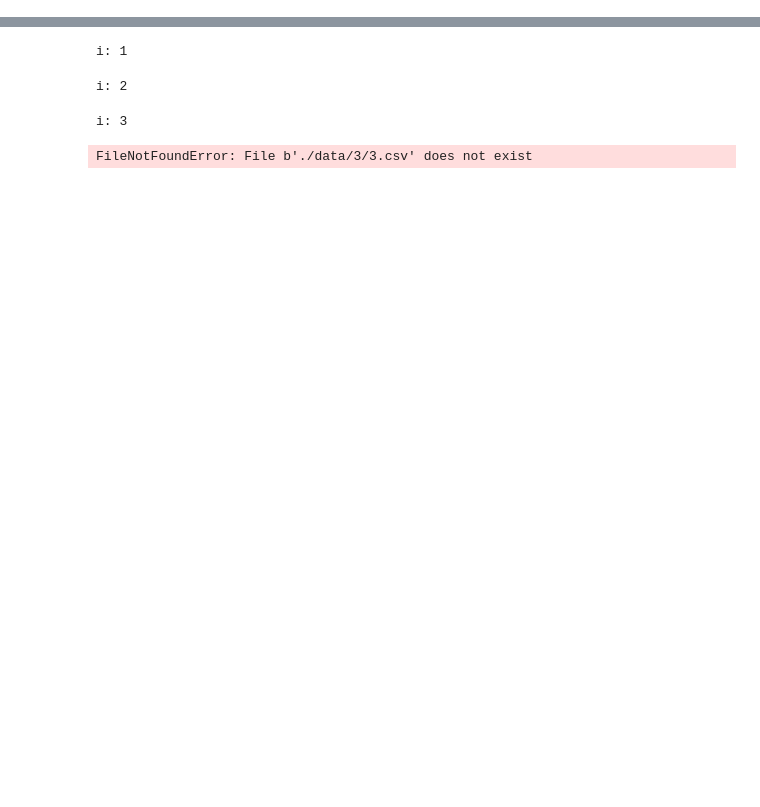
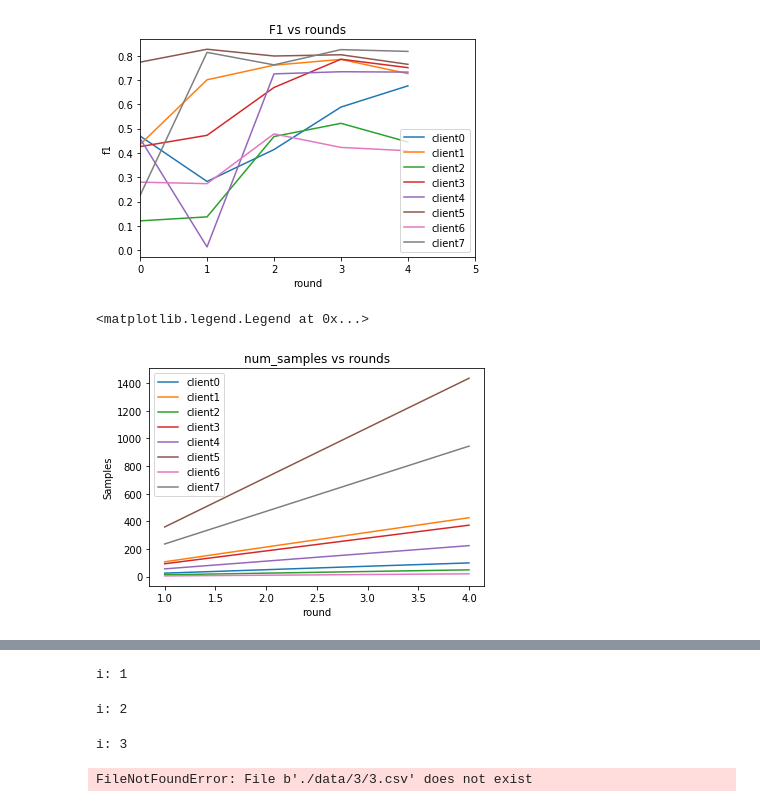
Before and after one commit to arjun-rao/csci5673_project, a Jupyter notebook: flatc/Experiments.ipynb, the cells around one changed output, grey strips where cells are left out. Saved outputs shown, nothing was run; the diff lists cells and outputs as text; code cells hidden in the pictures; blank space fills up the shorter version.

```diff
--- a/flatc/Experiments.ipynb
+++ b/flatc/Experiments.ipynb
@@ -84,0 +87,23 @@ i: 4
+# %%
+x = list(range(0, len(results)))
+ax = plt.axes()
+for i in range(n_clients):
+    y = [item[i]['f1'] for item in results]
+    ax.plot(x, y, label='client'+str(i))
+ax.set(xlabel='round', ylabel='f1',xlim=(0, n_rounds),
+       title='F1 vs rounds');
+ax.legend()
+plt.show()
+
+x = list(range(1, len(num_samples)+1))
+ax = plt.axes()
+for i in range(n_clients):
+    n = [item[i] for item in num_samples]
+    ax.plot(x, n, label='client'+str(i))
+ax.set(xlabel='round', ylabel='Samples',
+       title='num_samples vs rounds');
+ax.legend()
+# %% [output]
+[figure, added]
+<matplotlib.legend.Legend at 0x...>
+[figure, added]
```
Also changed, not shown: parts of 7 cells of this notebook, 4 other files.
